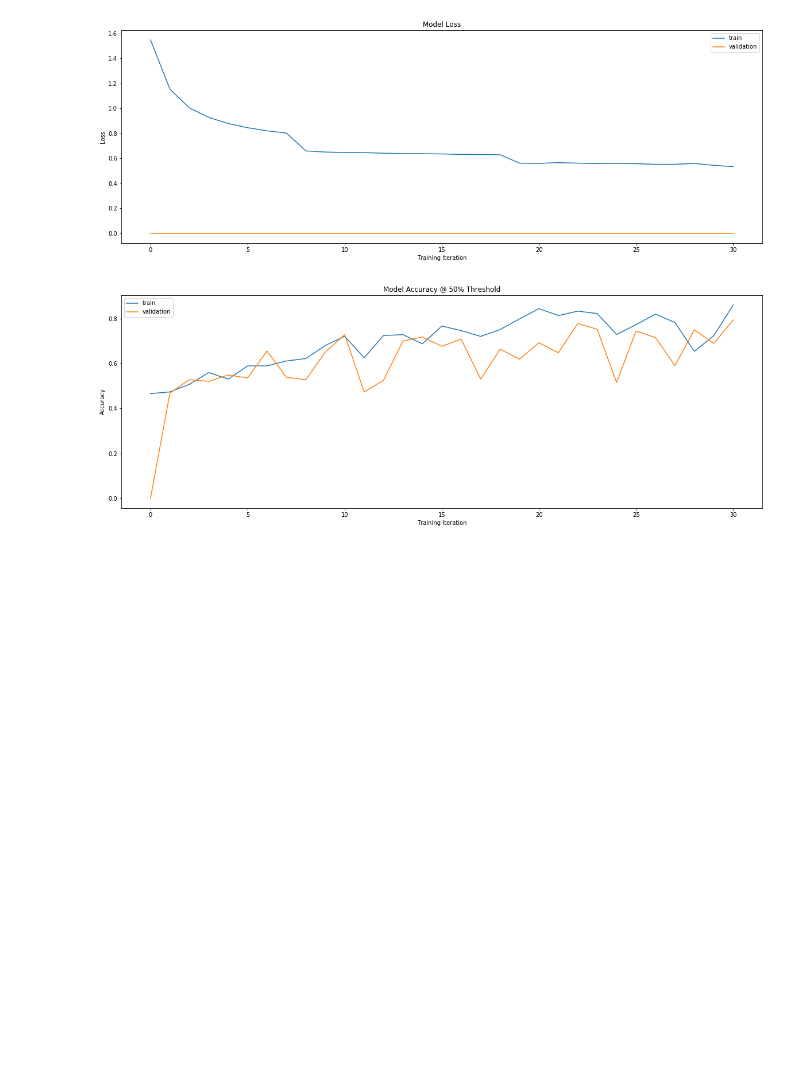
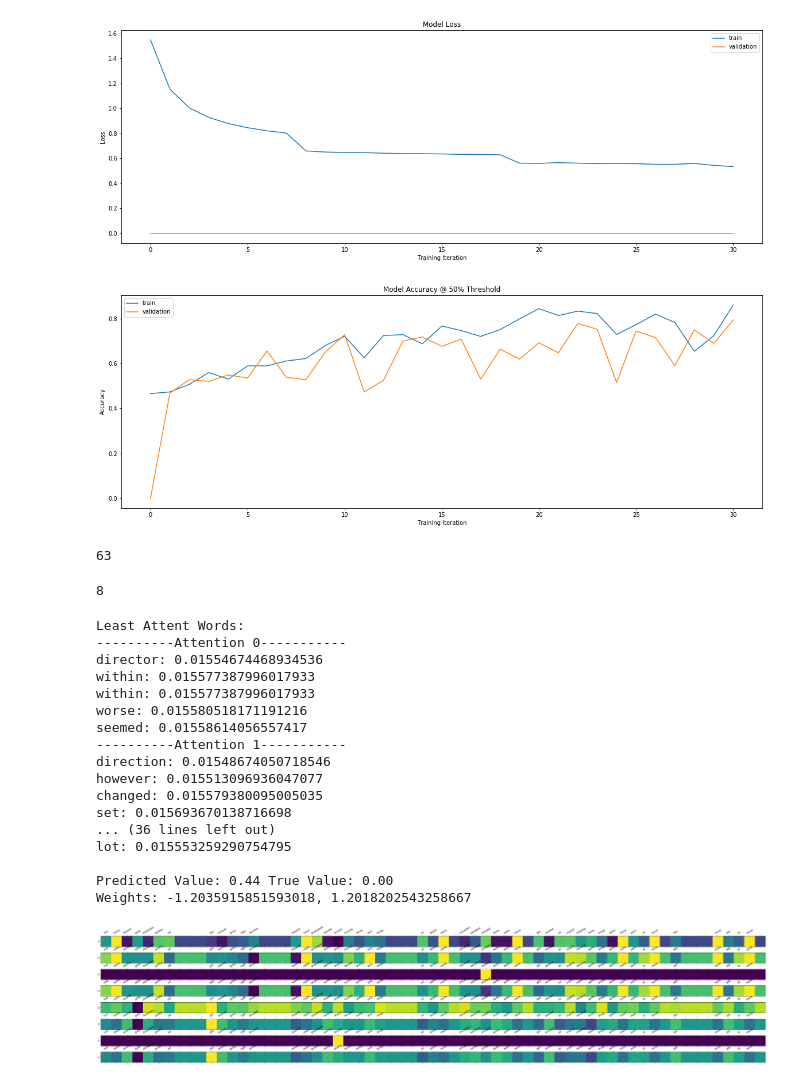
Before and after one commit to gebob19/Dropout-Attention, a Jupyter notebook: task-attention analysis.ipynb, the cells around one changed output. Cells and saved outputs as stored; diff of their text form; code cells hidden in the pictures; blank space fills up the shorter version.

```diff
--- a/task-attention analysis.ipynb
+++ b/task-attention analysis.ipynb
@@ -753,3 +753,75 @@ Train Time: 36.9519
 Max (Validation, Train): (0.79, 0.86)
 [figure]
 [figure]
+# %%
+# Sample Example from dataset
+batch_size = 50
+df = testdf
+max_sentence_len = 800
+for sents, targets in batch_iter(lang, df, batch_size, max_sentence_len, shuffle=True):
+    break
+max(map(len, sents))
+# %% [output]
+63
+# %%
+attentions = model._modules.get('attention')
+tracked_attention_weigths = []
+def show(m, i, o):
+    w = o
+    tracked_attention_weigths.append(w)
+hook = attentions.register_forward_hook(show)
+
+pred_y = model(sents)
+hook.remove()
+# %%
+len(tracked_attention_weigths)
+# %% [output]
+8
+# %%
+i = 0
+# %%
+# attn = batch_attn[i][np.newaxis, ...]
+sentence = sents[i]
+y = targets[i]
+
+fig, axs = plt.subplots(len(tracked_attention_weigths), 1, figsize=(50, 10))
+
+print("Least Attent Words:")
+for a, (ax, attn) in enumerate(zip(axs.flatten(), tracked_attention_weigths)):
+    attn = attn.transpose(0, 1).detach().numpy().squeeze()[i][np.newaxis, ...]
+    ax.matshow(attn, cmap='viridis')
+    ax.set_xticklabels([''] + sentence, rotation=30)
+    # ax.set_yticklabels([''] + sentence)
+    ax.xaxis.set_major_locator(ticker.MultipleLocator(1))
+    ax.yaxis.set_major_locator(ticker.MultipleLocator(1))
+
+    attn = attn.squeeze()
+    idx = (attn).argsort()[:n]
+    words = ["{}: {}".format(sentence[i], attn[i]) for i in idx]
+    print('----------Attention {}-----------'.format(a))
+    print('\n'.join(words))
+
+print()
+plt.plot()
+print("Predicted Value: %.2f True Value: %.2f" % (pred_y[i], y))
+print("Weights: {}, {}".format(model.weight1.detach().numpy().squeeze(), model.weight2.detach().numpy().squeeze()))
+i += 1
+# %% [output]
+Least Attent Words:
+----------Attention 0-----------
+director: 0.01554674468934536
+within: 0.015577387996017933
+within: 0.015577387996017933
+worse: 0.015580518171191216
+seemed: 0.01558614056557417
+----------Attention 1-----------
+direction: 0.01548674050718546
+however: 0.015513096936047077
+changed: 0.015579380095005035
+set: 0.015693670138716698
+... (36 lines left out)
+lot: 0.015553259290754795
+
+Predicted Value: 0.44 True Value: 0.00
+Weights: -1.2035915851593018, 1.2018202543258667
+[figure, added]
```
